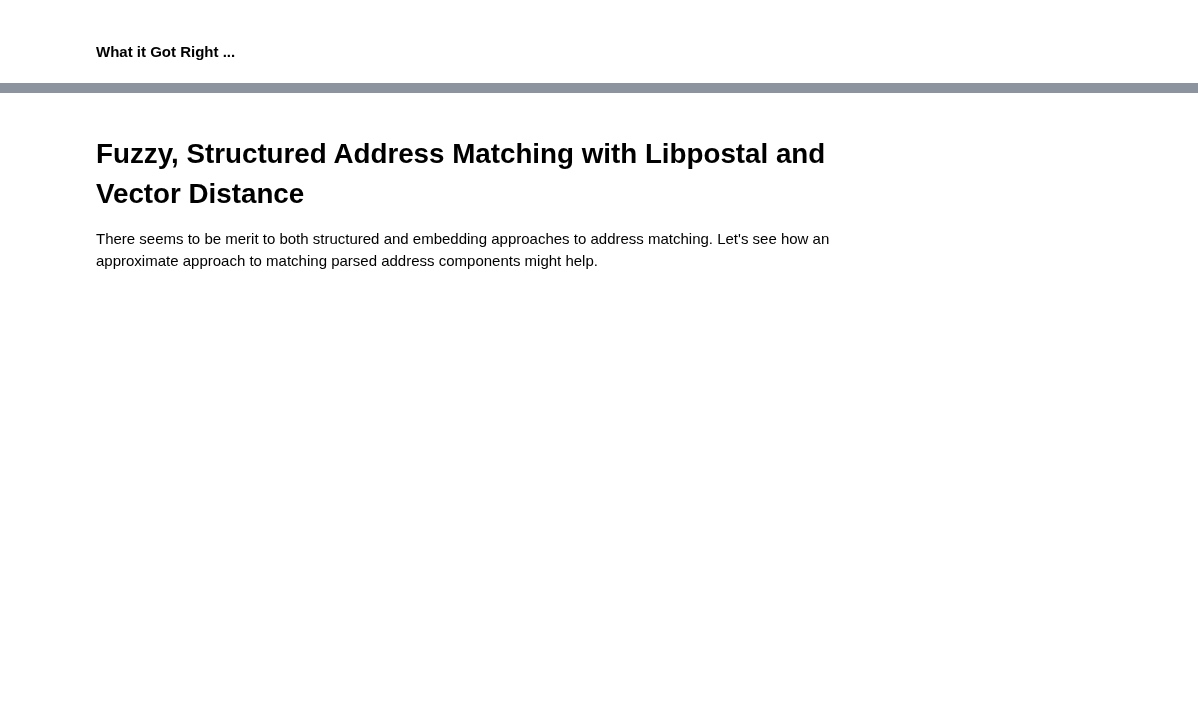
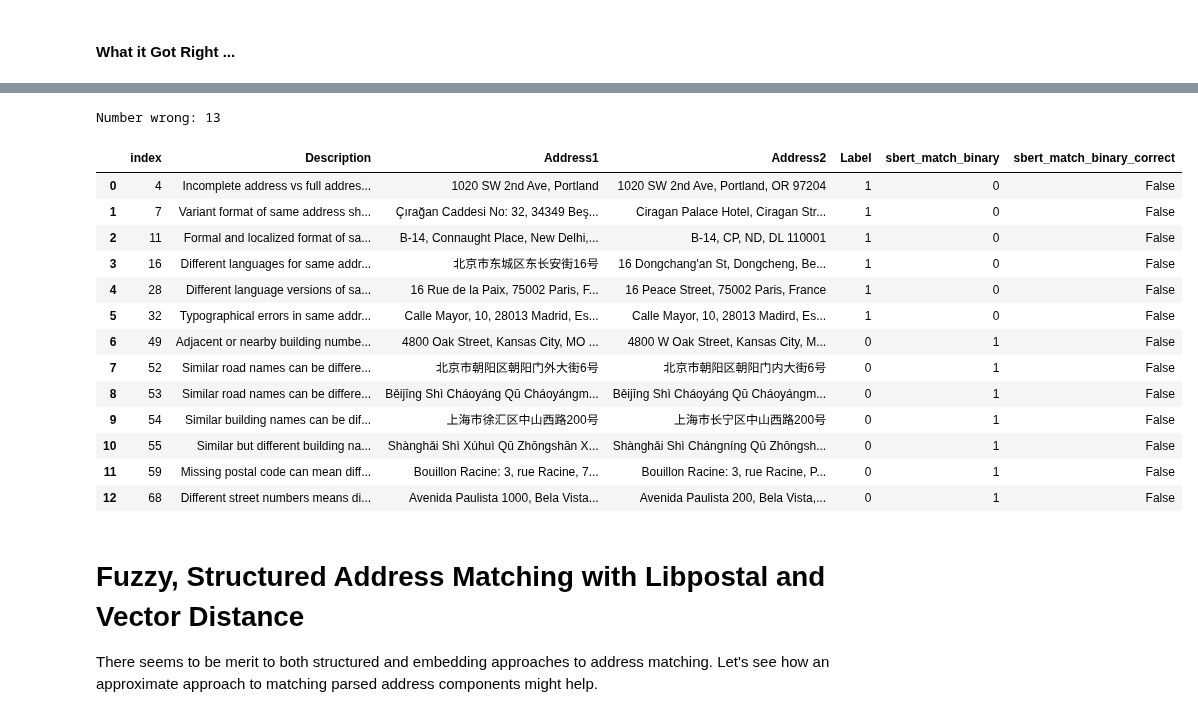
Before and after one commit to rjurney/libpostal-reborn, a Jupyter notebook: Address Matching Deep Dive.ipynb, the cells around one changed output, grey strips where cells are left out. Cells and saved outputs as stored; diff of their text form; code cells hidden in the pictures; blank space fills up the shorter version.

```diff
--- a/Address Matching Deep Dive.ipynb
+++ b/Address Matching Deep Dive.ipynb
@@ -1467,15 +1545,15 @@ We need to see the ROC Curve for our gold labeled data as well. We care more abo
 
 Let's evaluate the data using our `gold_label_report` function with the best F1 score. Then we can view the errors and figure out where our model is failing.
 # %%
-# raw_df, grouped_df = gold_label_report(
-#     gold_df,
-#     [
-#         strict_parse_match,
-#         parse_match_country,
-#         sbert_match_binary,
-#     ],
-#     threshold=best_threshold
-# )
+raw_df, grouped_df = gold_label_report(
+    gold_df,
+    [
+        # strict_parse_match,
+        # parse_match_country,
+        sbert_match_binary,
+    ],
+    threshold=best_threshold
+)
 # %% [markdown]
 #### Label Description Group Analysis
 
@@ -1495,9 +1610,25 @@ You can see the types of address pairs we are failing on. This can guide our dat
 # %%
-# # Error analysis
-# wrong_df = raw_df[raw_df["sbert_match_binary_correct"] == False].reset_index()
-# print(f"Number wrong: {len(wrong_df):,}")
+# Error analysis
+wrong_df = raw_df[raw_df["sbert_match_binary_correct"] == False].reset_index()
+print(f"Number wrong: {len(wrong_df):,}")
 
-# wrong_df
+wrong_df
+# %% [output]
+Number wrong: 13
+|  | index | Description | Address1 | Address2 | Label | sbert_match_binary | sbert_match_binary_correct |
+| 0 | 4 | Incomplete address vs full addres... | 1020 SW 2nd Ave, Portland | 1020 SW 2nd Ave, Portland, OR 97204 | 1 | 0 | False |
+| 1 | 7 | Variant format of same address sh... | Çırağan Caddesi No: 32, 34349 Beş... | Ciragan Palace Hotel, Ciragan Str... | 1 | 0 | False |
+| 2 | 11 | Formal and localized format of sa... | B-14, Connaught Place, New Delhi,... | B-14, CP, ND, DL 110001 | 1 | 0 | False |
+| 3 | 16 | Different languages for same addr... | 北京市东城区东长安街16号 | 16 Dongchang'an St, Dongcheng, Be... | 1 | 0 | False |
+| 4 | 28 | Different language versions of sa... | 16 Rue de la Paix, 75002 Paris, F... | 16 Peace Street, 75002 Paris, France | 1 | 0 | False |
+| 5 | 32 | Typographical errors in same addr... | Calle Mayor, 10, 28013 Madrid, Es... | Calle Mayor, 10, 28013 Madird, Es... | 1 | 0 | False |
+| 6 | 49 | Adjacent or nearby building numbe... | 4800 Oak Street, Kansas City, MO ... | 4800 W Oak Street, Kansas City, M... | 0 | 1 | False |
+| 7 | 52 | Similar road names can be differe... | 北京市朝阳区朝阳门外大街6号 | 北京市朝阳区朝阳门内大街6号 | 0 | 1 | False |
+| 8 | 53 | Similar road names can be differe... | Běijīng Shì Cháoyáng Qū Cháoyángm... | Běijīng Shì Cháoyáng Qū Cháoyángm... | 0 | 1 | False |
+| 9 | 54 | Similar building names can be dif... | 上海市徐汇区中山西路200号 | 上海市长宁区中山西路200号 | 0 | 1 | False |
+| 10 | 55 | Similar but different building na... | Shànghǎi Shì Xúhuì Qū Zhōngshān X... | Shànghǎi Shì Chángníng Qū Zhōngsh... | 0 | 1 | False |
+| 11 | 59 | Missing postal code can mean diff... | Bouillon Racine: 3, rue Racine, 7... | Bouillon Racine: 3, rue Racine, P... | 0 | 1 | False |
+| 12 | 68 | Different street numbers means di... | Avenida Paulista 1000, Bela Vista... | Avenida Paulista 200, Bela Vista,... | 0 | 1 | False |
 # %% [markdown]
 # Fuzzy, Structured Address Matching with Libpostal and Vector Distance
 
```
Also changed, not shown: parts of 39 cells of this notebook.
